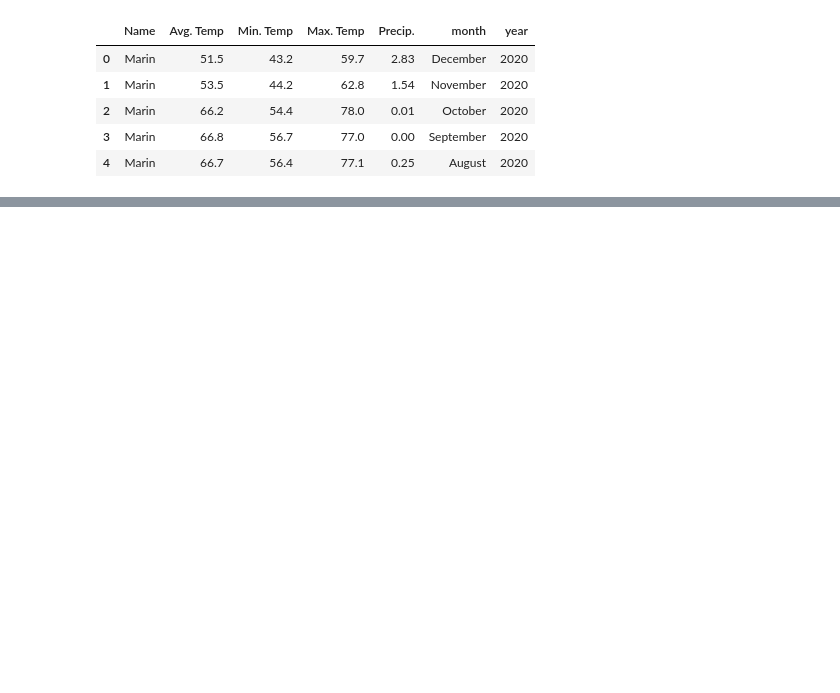
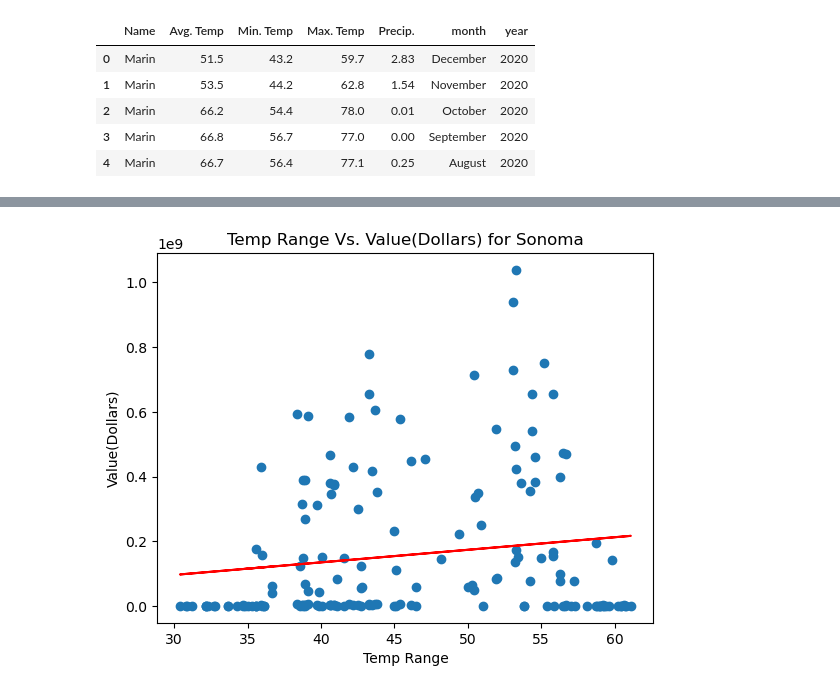
Before and after one commit to m-janssens-boop/dabc_project_one, a Jupyter notebook: data/data_stats_analysis.ipynb, the cells around one changed output, grey strips where cells are left out. Drawn from its saved outputs; the diff is of its cells as text; code cells hidden in the pictures; blank space fills up the shorter version.

Commit message:
for loops for plotting

```diff
--- a/data/data_stats_analysis.ipynb
+++ b/data/data_stats_analysis.ipynb
@@ -60,0 +82,4 @@ merged_weather_df.head()
+# %%
+#Read in csv file for yearly weather data and display dataframe
+yearly_weather_df = pd.read_csv('resources/yearly_weather_data.csv')
+yearly_weather_df
@@ -60,0 +100,7 @@ merged_weather_df.head()
+# %%
+#Merge yearly weather and wine data
+merged_df = top_five_df.merge(yearly_weather_df, how = 'inner', left_on = ['Year', 'County'], right_on = ['year', 'Name'])
+
+merged_df.drop(columns = ['year', 'Name'], inplace = True)
+
+merged_df
@@ -60,0 +136,17 @@ merged_weather_df.head()
+# %%
+#Plot
+
+counties = merged_df["County"].unique()
+
+for county in counties:
+
+    for value in merged_df[['Min. Temp', 'Max. Temp',
+       'Precip.', 'Temp Range']].columns:
+
+        for column in merged_df[['HarvestedAcres', 'Yield(Ton Per Acre)', 'Production',
+            'Price(Dollars Per Ton)', 'Value(Dollars)']].columns:
+
+
+            plot_linearregression(merged_df[value], merged_df[column], value, column, county, (0,0))
+# %% [output]
+[figure, added]
```
Also changed, not shown: parts of 8 cells of this notebook.
